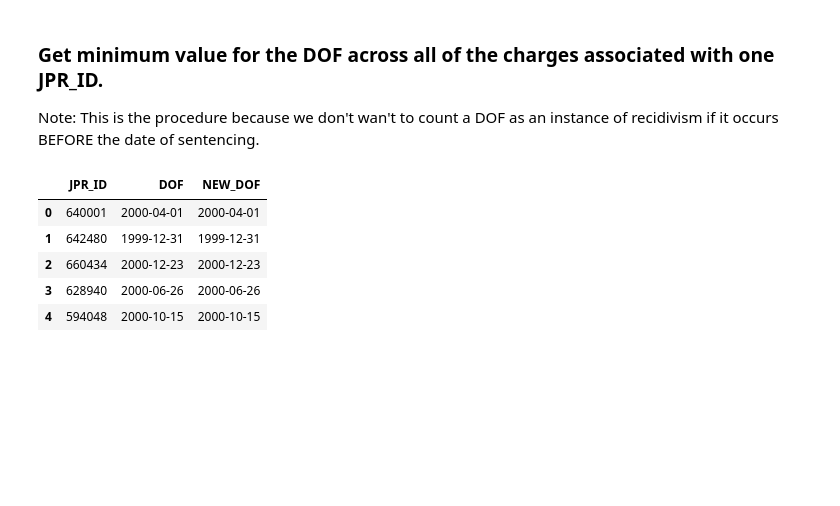
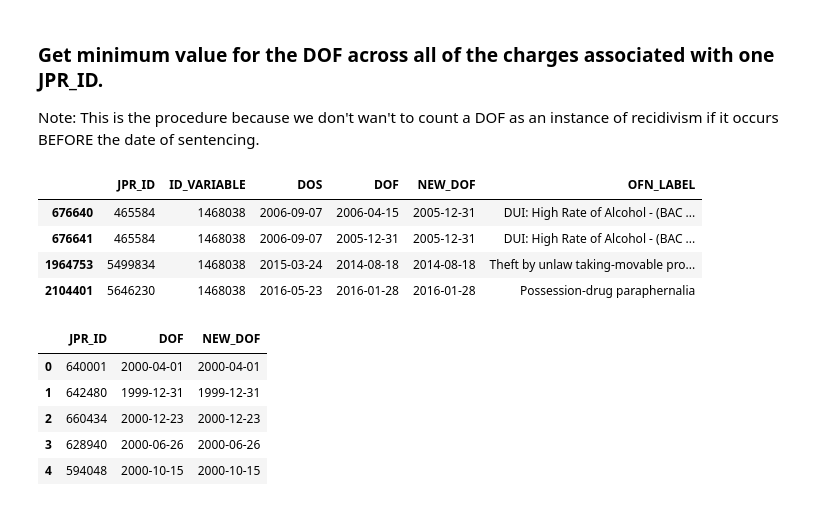
Before and after one commit to aud-z/PA_sentencing, a Jupyter notebook: data_cleaning_pipeline.ipynb, the cells around one changed output. Drawn from its saved outputs; the diff is of its cells as text; code cells hidden in the pictures; blank space fills up the shorter version.

```diff
--- a/data_cleaning_pipeline.ipynb
+++ b/data_cleaning_pipeline.ipynb
@@ -174,4 +190,26 @@ Note: This is the procedure because we don't wan't to count a DOF as an instance
 #at the JPR_ID level we only want ONE DOF because becuase we don't want to take into account DOF's that occur
 #BEFORE the DOS (associated with the JPR_ID) as an instance of recidivism. -- each JPR_ID should have only ONE DOS
 
-df["NEW_DOF"] = df.groupby(["JPR_ID"])["DOF"].transform("min")
+#df["NEW_DOF"] = df.groupby(["JPR_ID"])["DOF"].transform("min")
+
+#here we will group by id_Variable as well as jpr_id
+df["NEW_DOF"] = df.groupby(["JPR_ID", "ID_VARIABLE"])["DOF"].transform("min")
+
+# df["MIN_DOF"] = df.groupby(["JPR_ID"])["DOF"].transform("min")
+# df["MAX_DOF"] = df.groupby(["JPR_ID"])["DOF"].transform("max")
+# %%
+#testing code
+df_test = df.copy()
+
+df_jprid = df_test[df_test["JPR_ID"] == 5499834]
+df_test = df_test[df_test["ID_VARIABLE"] == 1468038]
+
+#here is where the issue seems to occur
+
+df_test[["JPR_ID", "ID_VARIABLE", "DOS", "DOF", "NEW_DOF","OFN_LABEL"]]
+# %% [output]
+|  | JPR_ID | ID_VARIABLE | DOS | DOF | NEW_DOF | OFN_LABEL |
+| 676640 | 465584 | 1468038 | 2006-09-07 | 2006-04-15 | 2005-12-31 | DUI: High Rate of Alcohol - (BAC ... |
+| 676641 | 465584 | 1468038 | 2006-09-07 | 2005-12-31 | 2005-12-31 | DUI: High Rate of Alcohol - (BAC ... |
+| 1964753 | 5499834 | 1468038 | 2015-03-24 | 2014-08-18 | 2014-08-18 | Theft by unlaw taking-movable pro... |
+| 2104401 | 5646230 | 1468038 | 2016-05-23 | 2016-01-28 | 2016-01-28 | Possession-drug paraphernalia |
```
Also changed, not shown: parts of 12 cells of this notebook.
